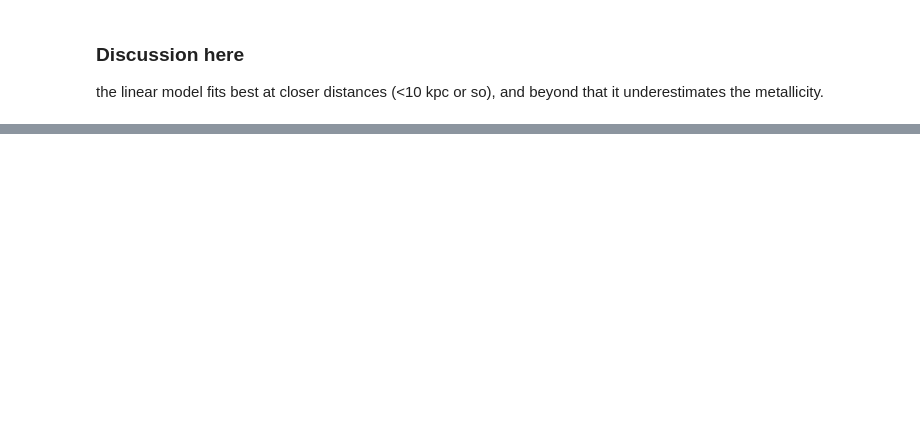
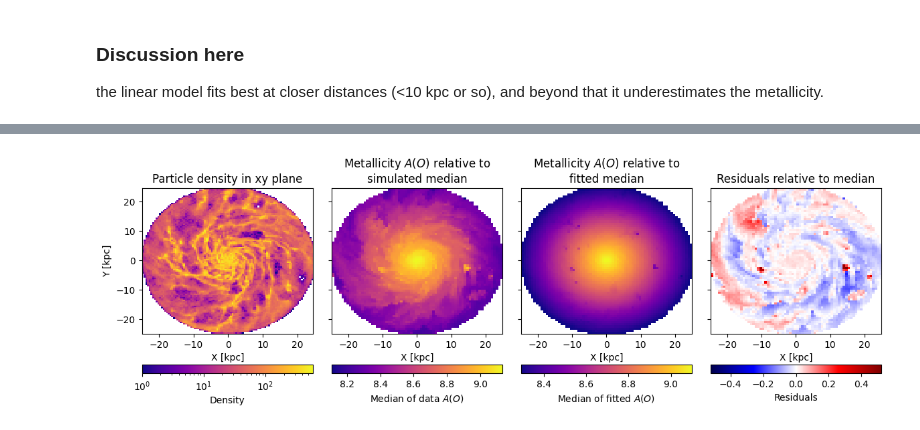
Before and after one commit to cyb0rb/astr8004_assign3, a Jupyter notebook: assignment3.ipynb, the cells around one changed output, grey strips where cells are left out. Saved outputs shown, nothing was run; the diff lists cells and outputs as text; code cells hidden in the pictures; blank space fills up the shorter version.

```diff
--- a/assignment3.ipynb
+++ b/assignment3.ipynb
@@ -147,0 +94,51 @@ plt.show()
+# %%
+# create histograms based on mean / median
+
+# median data A_O
+binstat_median, median_xedges, median_yedges, median_binnum = binned_statistic_2d(data['x'], data['y'], fit_data, statistic='median', bins=70)
+
+# median fitted A_O
+binstat_med_data, med_data_xedges, med_data_yedges, med_data_binnum = binned_statistic_2d(data['x'], data['y'], data['A_O'],  statistic='median', bins=70)
+
+# median of A_0 residual fit
+binstat_med_resids, med_resids_xedges, med_resids_yedges, med_resids_binnum = binned_statistic_2d(data['x'], data['y'], residuals, statistic='median', bins=70)
+# %%
+# plotting with a histogram instead
+
+# gridspec = {'height_ratios': [4,1]}
+fig, axs = plt.subplots(1,4, sharey=True, figsize=(12, 4))
+
+# standard histogram
+im = axs[0].hist2d(data['x'], data['y'],
+                   bins=(np.arange(min(data['x']), max(data['x']), 0.5), np.arange(min(data['y']), max(data['y']), 0.5)),
+                   norm=colors.LogNorm(), cmap='plasma')
+axs[0].set(xlabel = "X [kpc]", ylabel = "Y [kpc]", title="Particle density in xy plane")
+plt.colorbar(im[3], ax=axs[0], label="Density", orientation='horizontal')
+
+# median from the data
+im = axs[1].imshow(binstat_med_data.T, origin='lower', aspect='auto',
+                   extent=[med_data_xedges[0], med_data_xedges[-1], med_data_yedges[0], med_data_yedges[-1]],
+                   cmap='plasma')
+axs[1].set(title="Metallicity $A(O)$ relative to\nsimulated median", xlabel="X [kpc]")
+plt.colorbar(im, ax=axs[1], label="Median of data $A(O)$", orientation='horizontal')
+
+# median from fit
+im = axs[2].imshow(binstat_median.T, origin='lower', aspect='auto',
+                   extent=[median_xedges[0], median_xedges[-1], median_yedges[0], median_yedges[-1]],
+                   cmap='plasma')
+axs[2].set(title="Metallicity $A(O)$ relative to\nfitted median", xlabel="X [kpc]")
+plt.colorbar(im, ax=axs[2], label="Median of fitted $A(O)$", orientation='horizontal')
+
+# residual median
+im = axs[3].imshow(binstat_med_resids.T, origin='lower', aspect='auto',
+                   extent=[med_resids_xedges[0], med_resids_xedges[-1], med_resids_yedges[0], med_resids_yedges[-1]],
+                   cmap='seismic', norm=colors.CenteredNorm())
+axs[3].set(title="Residuals relative to median", xlabel="X [kpc]")
+plt.colorbar(im, ax=axs[3], label="Residuals", orientation='horizontal')
+
+# save
+fig.tight_layout()
+fig.savefig("figures/metallicity_xy.png")
+plt.show()
+# %% [output]
+[figure, added]
```
Also changed, not shown: parts of 2 cells of this notebook, 3 other files.
